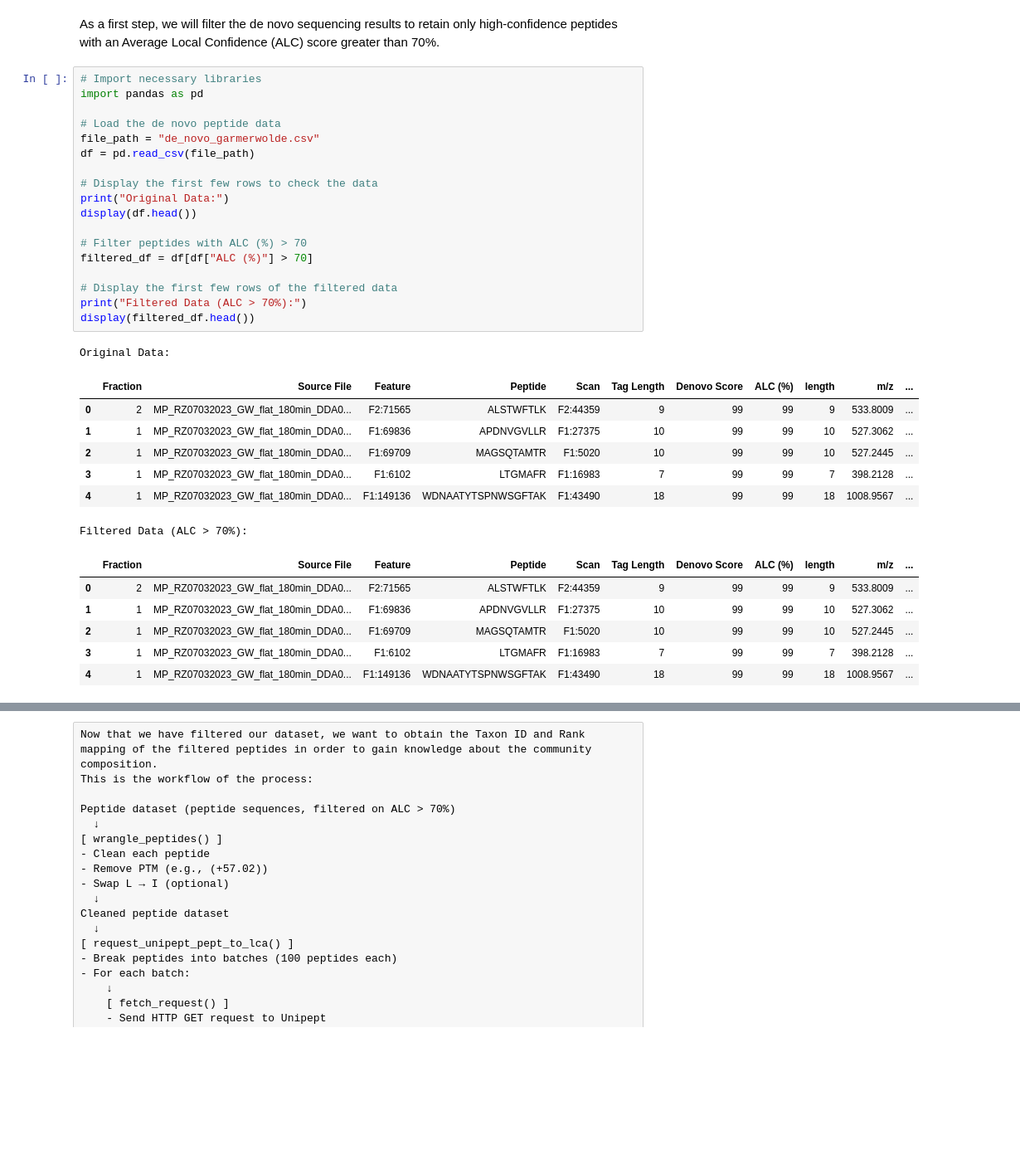
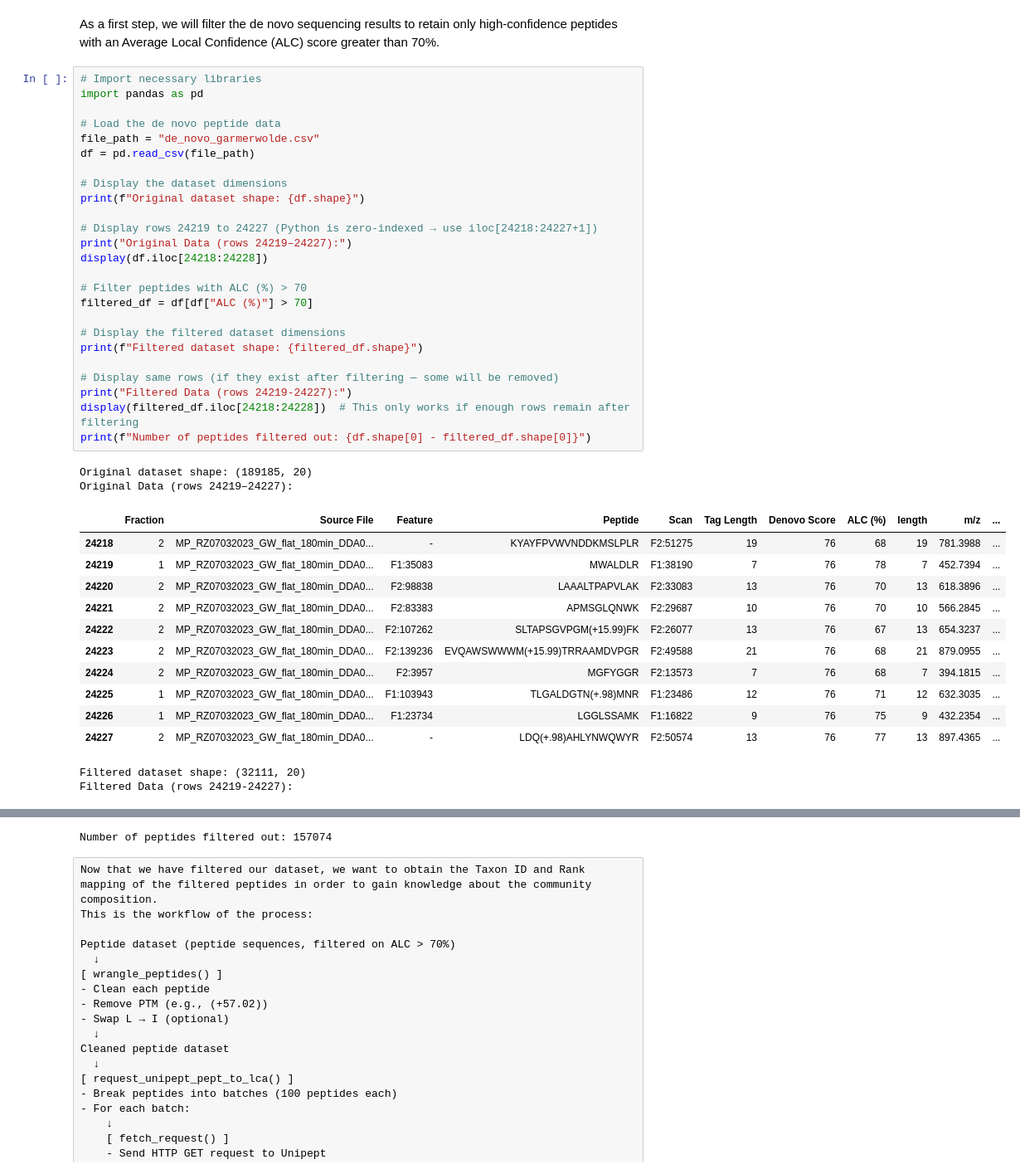
Before and after one commit to Asciilator/Peptide_identification_with_custom_database, a Jupyter notebook: pipeline_algorithm.ipynb, the cells around one changed output, grey strips where cells are left out. Shown: that part at 83% size. Drawn from its saved outputs; the diff is of its cells as text; blank space fills up the shorter version.

```diff
--- a/pipeline_algorithm.ipynb
+++ b/pipeline_algorithm.ipynb
@@ -15,36 +15,44 @@ The pipeline involves several key steps:
 By tailoring the database to the actual community composition, we aim to achieve more accurate protein identifications in metaproteomic studies — approaching the performance of genome-based identification strategies, without the need for extensive metagenomic sequencing.
 # %% [markdown]
 As a first step, we will filter the de novo sequencing results to retain only high-confidence peptides with an Average Local Confidence (ALC) score greater than 70%.
-# %%
-# Import necessary libraries
-import pandas as pd
-
-# Load the de novo peptide data
-file_path = "de_novo_garmerwolde.csv"
-df = pd.read_csv(file_path)
-
-# Display the first few rows to check the data
-print("Original Data:")
-display(df.head())
-
-# Filter peptides with ALC (%) > 70
-filtered_df = df[df["ALC (%)"] > 70]
-
-# Display the first few rows of the filtered data
-print("Filtered Data (ALC > 70%):")
-display(filtered_df.head())
-# %% [output]
-Original Data:
-|  | Fraction | Source File | Feature | Peptide | Scan | Tag Length | Denovo Score | ALC (%) | length | m/z | ... |
-| 0 | 2 | MP_RZ07032023_GW_flat_180min_DDA0... | F2:71565 | ALSTWFTLK | F2:44359 | 9 | 99 | 99 | 9 | 533.8009 | ... |
-| 1 | 1 | MP_RZ07032023_GW_flat_180min_DDA0... | F1:69836 | APDNVGVLLR | F1:27375 | 10 | 99 | 99 | 10 | 527.3062 | ... |
-| 2 | 1 | MP_RZ07032023_GW_flat_180min_DDA0... | F1:69709 | MAGSQTAMTR | F1:5020 | 10 | 99 | 99 | 10 | 527.2445 | ... |
-| 3 | 1 | MP_RZ07032023_GW_flat_180min_DDA0... | F1:6102 | LTGMAFR | F1:16983 | 7 | 99 | 99 | 7 | 398.2128 | ... |
-| 4 | 1 | MP_RZ07032023_GW_flat_180min_DDA0... | F1:149136 | WDNAATYTSPNWSGFTAK | F1:43490 | 18 | 99 | 99 | 18 | 1008.9567 | ... |
-Filtered Data (ALC > 70%):
-|  | Fraction | Source File | Feature | Peptide | Scan | Tag Length | Denovo Score | ALC (%) | length | m/z | ... |
-| 0 | 2 | MP_RZ07032023_GW_flat_180min_DDA0... | F2:71565 | ALSTWFTLK | F2:44359 | 9 | 99 | 99 | 9 | 533.8009 | ... |
-| 1 | 1 | MP_RZ07032023_GW_flat_180min_DDA0... | F1:69836 | APDNVGVLLR | F1:27375 | 10 | 99 | 99 | 10 | 527.3062 | ... |
-| 2 | 1 | MP_RZ07032023_GW_flat_180min_DDA0... | F1:69709 | MAGSQTAMTR | F1:5020 | 10 | 99 | 99 | 10 | 527.2445 | ... |
-| 3 | 1 | MP_RZ07032023_GW_flat_180min_DDA0... | F1:6102 | LTGMAFR | F1:16983 | 7 | 99 | 99 | 7 | 398.2128 | ... |
-| 4 | 1 | MP_RZ07032023_GW_flat_180min_DDA0... | F1:149136 | WDNAATYTSPNWSGFTAK | F1:43490 | 18 | 99 | 99 | 18 | 1008.9567 | ... |
+# %%
+# Import necessary libraries
+import pandas as pd
+
+# Load the de novo peptide data
+file_path = "de_novo_garmerwolde.csv"
+df = pd.read_csv(file_path)
+
+# Display the dataset dimensions
+print(f"Original dataset shape: {df.shape}")
+
+# Display rows 24219 to 24227 (Python is zero-indexed → use iloc[24218:24227+1])
+print("Original Data (rows 24219–24227):")
+display(df.iloc[24218:24228])
+
+# Filter peptides with ALC (%) > 70
+filtered_df = df[df["ALC (%)"] > 70]
+
+# Display the filtered dataset dimensions
+print(f"Filtered dataset shape: {filtered_df.shape}")
+
+# Display same rows (if they exist after filtering — some will be removed)
+print("Filtered Data (rows 24219-24227):")
+display(filtered_df.iloc[24218:24228])  # This only works if enough rows remain after filtering
+print(f"Number of peptides filtered out: {df.shape[0] - filtered_df.shape[0]}")
+# %% [output]
+Original dataset shape: (189185, 20)
+Original Data (rows 24219–24227):
+|  | Fraction | Source File | Feature | Peptide | Scan | Tag Length | Denovo Score | ALC (%) | length | m/z | ... |
+| 24218 | 2 | MP_RZ07032023_GW_flat_180min_DDA0... | - | KYAYFPVWVNDDKMSLPLR | F2:51275 | 19 | 76 | 68 | 19 | 781.3988 | ... |
+| 24219 | 1 | MP_RZ07032023_GW_flat_180min_DDA0... | F1:35083 | MWALDLR | F1:38190 | 7 | 76 | 78 | 7 | 452.7394 | ... |
+| 24220 | 2 | MP_RZ07032023_GW_flat_180min_DDA0... | F2:98838 | LAAALTPAPVLAK | F2:33083 | 13 | 76 | 70 | 13 | 618.3896 | ... |
+| 24221 | 2 | MP_RZ07032023_GW_flat_180min_DDA0... | F2:83383 | APMSGLQNWK | F2:29687 | 10 | 76 | 70 | 10 | 566.2845 | ... |
+| 24222 | 2 | MP_RZ07032023_GW_flat_180min_DDA0... | F2:107262 | SLTAPSGVPGM(+15.99)FK | F2:26077 | 13 | 76 | 67 | 13 | 654.3237 | ... |
+| 24223 | 2 | MP_RZ07032023_GW_flat_180min_DDA0... | F2:139236 | EVQAWSWWWM(+15.99)TRRAAMDVPGR | F2:49588 | 21 | 76 | 68 | 21 | 879.0955 | ... |
+| 24224 | 2 | MP_RZ07032023_GW_flat_180min_DDA0... | F2:3957 | MGFYGGR | F2:13573 | 7 | 76 | 68 | 7 | 394.1815 | ... |
+| 24225 | 1 | MP_RZ07032023_GW_flat_180min_DDA0... | F1:103943 | TLGALDGTN(+.98)MNR | F1:23486 | 12 | 76 | 71 | 12 | 632.3035 | ... |
+| 24226 | 1 | MP_RZ07032023_GW_flat_180min_DDA0... | F1:23734 | LGGLSSAMK | F1:16822 | 9 | 76 | 75 | 9 | 432.2354 | ... |
+| 24227 | 2 | MP_RZ07032023_GW_flat_180min_DDA0... | - | LDQ(+.98)AHLYNWQWYR | F2:50574 | 13 | 76 | 77 | 13 | 897.4365 | ... |
+Filtered dataset shape: (32111, 20)
+Filtered Data (rows 24219-24227):
@@ -51,3 +70,4 @@ Filtered Data (ALC > 70%):
+Number of peptides filtered out: 157074
 # %% [raw]
 Now that we have filtered our dataset, we want to obtain the Taxon ID and Rank mapping of the filtered peptides in order to gain knowledge about the community composition.
 This is the workflow of the process:
```
Also changed, not shown: parts of 8 cells of this notebook.
